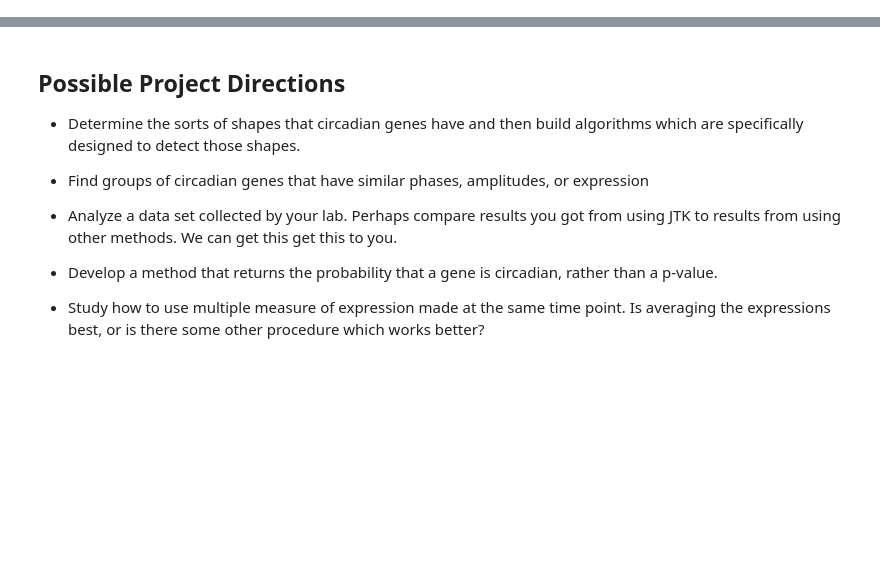
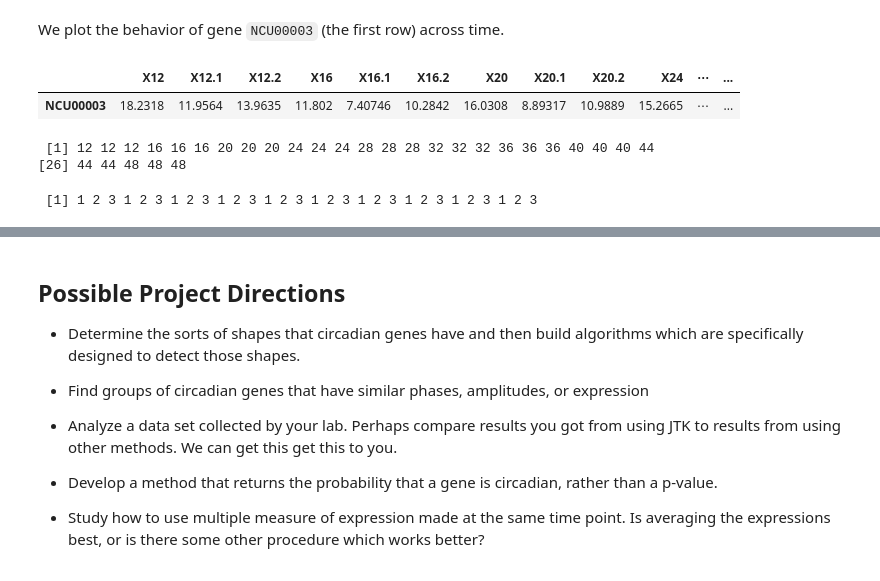
Before and after one commit to longjp/circadian-gene, a Jupyter notebook: demo.ipynb, the cells around one changed output, grey strips where cells are left out. Drawn from its saved outputs; the diff is of its cells as text; code cells hidden in the pictures; blank space fills up the shorter version.

```diff
--- a/demo.ipynb
+++ b/demo.ipynb
@@ -22,0 +27,18 @@ head(dat)
+# %% [markdown]
+We plot the behavior of gene `NCU00003` (the first row) across time.
+# %%
+## first get predictor (=time) and response (=gene expression)
+gene_name <- "NCU00003"
+y <- dat[gene_name,]
+y
+ti <- 4*(1:10) + 8
+ti <- rep(ti,each=3)
+ti
+rep_num <- rep(1:3,10)
+rep_num
+# %% [output]
+|  | X12 | X12.1 | X12.2 | X16 | X16.1 | X16.2 | X20 | X20.1 | X20.2 | X24 | ⋯ | ... |
+| NCU00003 | 18.2318 | 11.9564 | 13.9635 | 11.802 | 7.40746 | 10.2842 | 16.0308 | 8.89317 | 10.9889 | 15.2665 | ⋯ | ... |
+ [1] 12 12 12 16 16 16 20 20 20 24 24 24 28 28 28 32 32 32 36 36 36 40 40 40 44
+[26] 44 44 48 48 48
+ [1] 1 2 3 1 2 3 1 2 3 1 2 3 1 2 3 1 2 3 1 2 3 1 2 3 1 2 3 1 2 3
```
Also changed, not shown: parts of 12 cells of this notebook.
